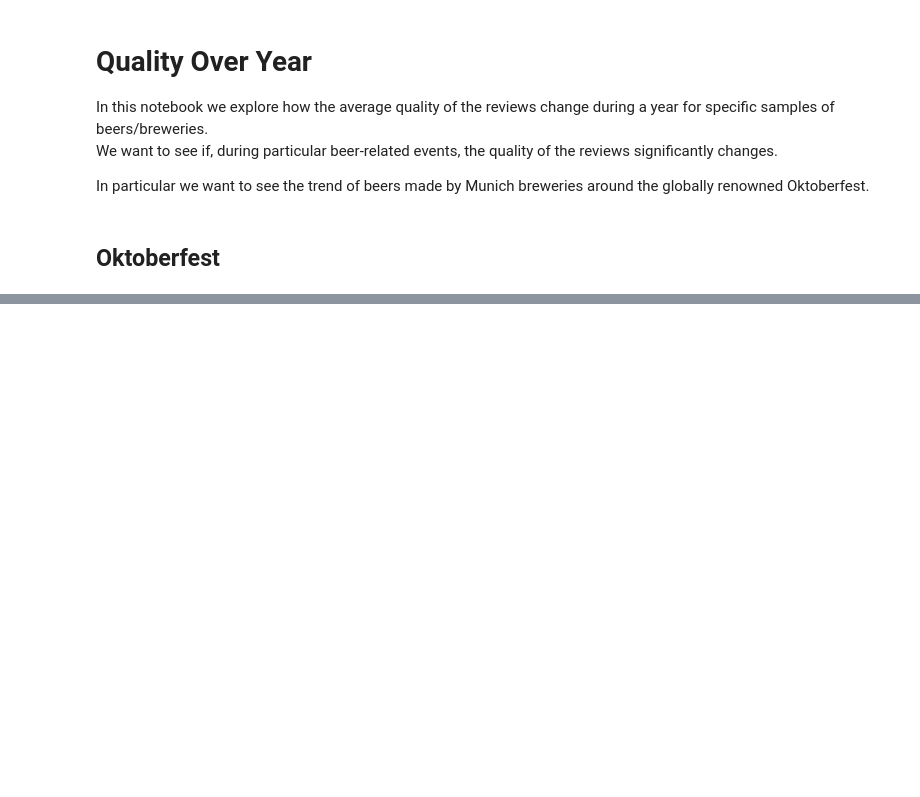
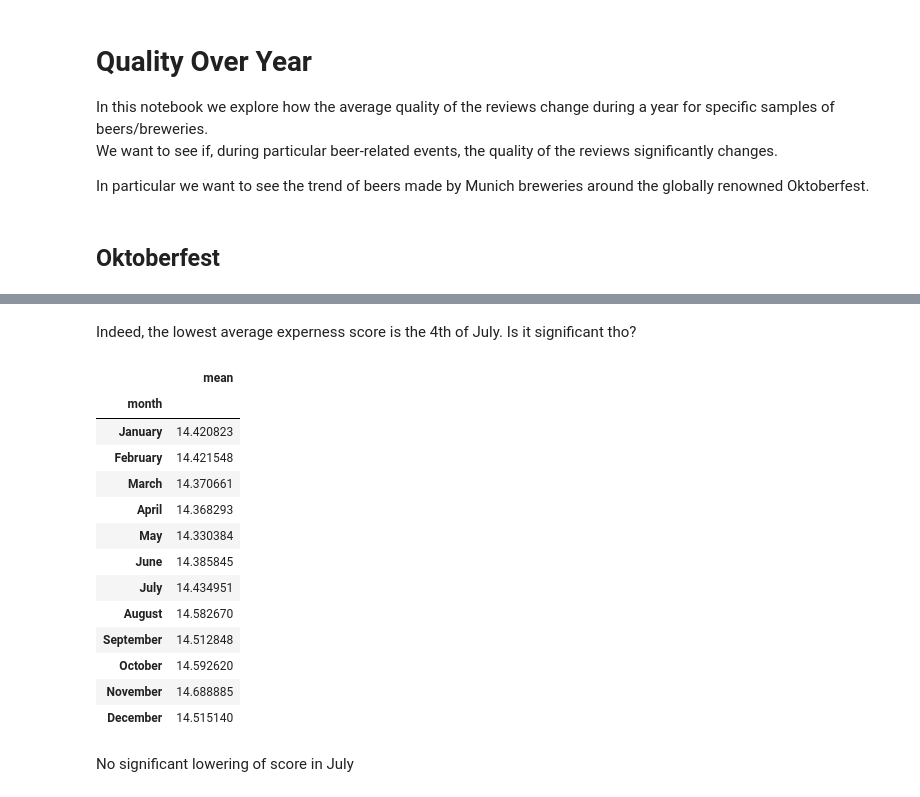
Before and after one commit to nada401/brewing-knowledge, a Jupyter notebook: src/scripts/quality_over_year/quality_over_year.ipynb, the cells around one changed output, grey strips where cells are left out. Saved outputs shown, nothing was run; the diff lists cells and outputs as text; code cells hidden in the pictures; blank space fills up the shorter version.

```diff
--- a/src/scripts/quality_over_year/quality_over_year.ipynb
+++ b/src/scripts/quality_over_year/quality_over_year.ipynb
@@ -127,0 +178,27 @@ Index(['beer_name', 'beer_id', 'brewery_name', 'brewery_id', 'style', 'abv',
+# %% [markdown]
+Indeed, the lowest average experness score is the 4th of July. Is it significant tho?
+# %%
+df_score_year = df_score.copy()
+df_score_year['date'] = pd.to_datetime(df_score_year['date'])
+df_score_year['month'] = df_score_year['date'].dt.month_name()
+
+df_score_year = df_score_year.groupby('month')['expertness_score'].agg(['mean'])
+df_score_year = order_months(df_score_year)
+df_score_year.head(12)
+# %% [output]
+|  | mean |
+| month |  |
+| January | 14.420823 |
+| February | 14.421548 |
+| March | 14.370661 |
+| April | 14.368293 |
+| May | 14.330384 |
+| June | 14.385845 |
+| July | 14.434951 |
+| August | 14.582670 |
+| September | 14.512848 |
+| October | 14.592620 |
+| November | 14.688885 |
+| December | 14.515140 |
+# %% [markdown]
+No significant lowering of score in July
```
Also changed, not shown: parts of 11 cells of this notebook.
